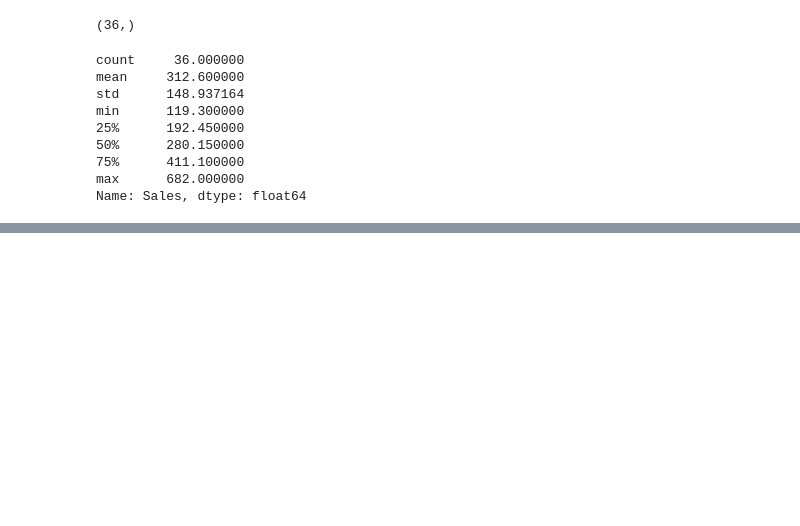
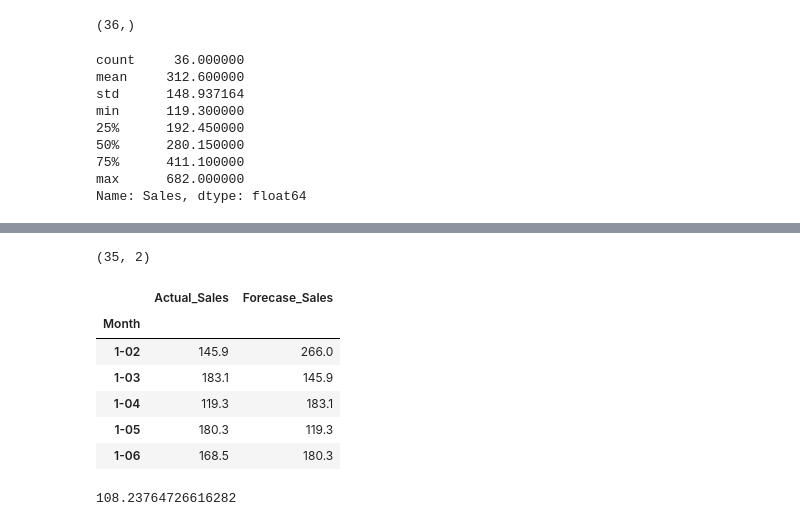
Before and after one commit to sudarshan-koirala/time-series-forecasting, a Jupyter notebook: time-series.ipynb, the cells around one changed output, grey strips where cells are left out. Cells and saved outputs as stored; diff of their text form; code cells hidden in the pictures; blank space fills up the shorter version.

```diff
--- a/time-series.ipynb
+++ b/time-series.ipynb
@@ -55,0 +81,15 @@ Name: Sales, dtype: float64
+# %%
+# renaming the column names and removing the NaN values
+df_base.columns = ['Actual_Sales', 'Forecase_Sales']
+df_base.dropna(inplace=True)
+print(df_base.shape)
+df_base.head()
+# %% [output]
+(35, 2)
+|  | Actual_Sales | Forecase_Sales |
+| Month |  |  |
+| 1-02 | 145.9 | 266.0 |
+| 1-03 | 183.1 | 145.9 |
+| 1-04 | 119.3 | 183.1 |
+| 1-05 | 180.3 | 119.3 |
+| 1-06 | 168.5 | 180.3 |
@@ -55,0 +99,6 @@ Name: Sales, dtype: float64
+# %%
+df_error = mean_squared_error(df_base.Actual_Sales, df_base.Forecase_Sales)
+df_error = np.sqrt(df_error)
+df_error
+# %% [output]
+108.23764726616282
```
Also changed, not shown: parts of 5 cells of this notebook.
